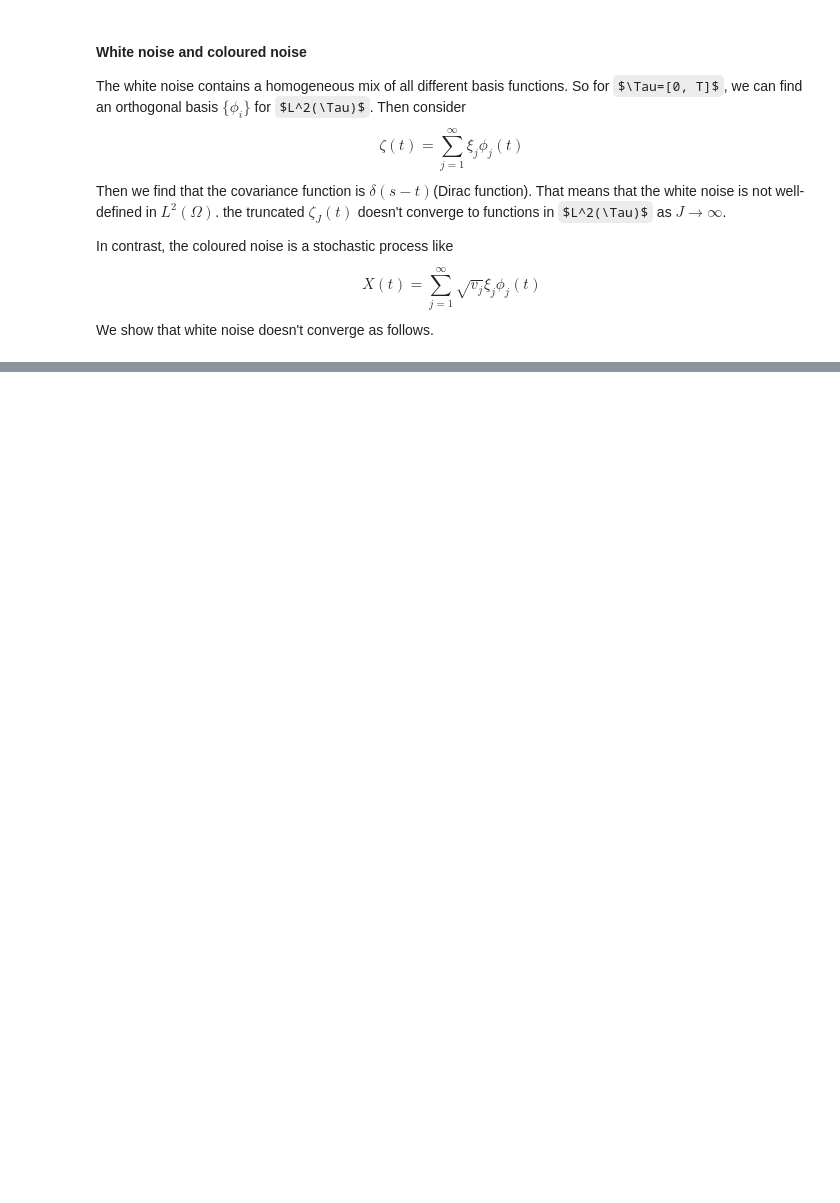
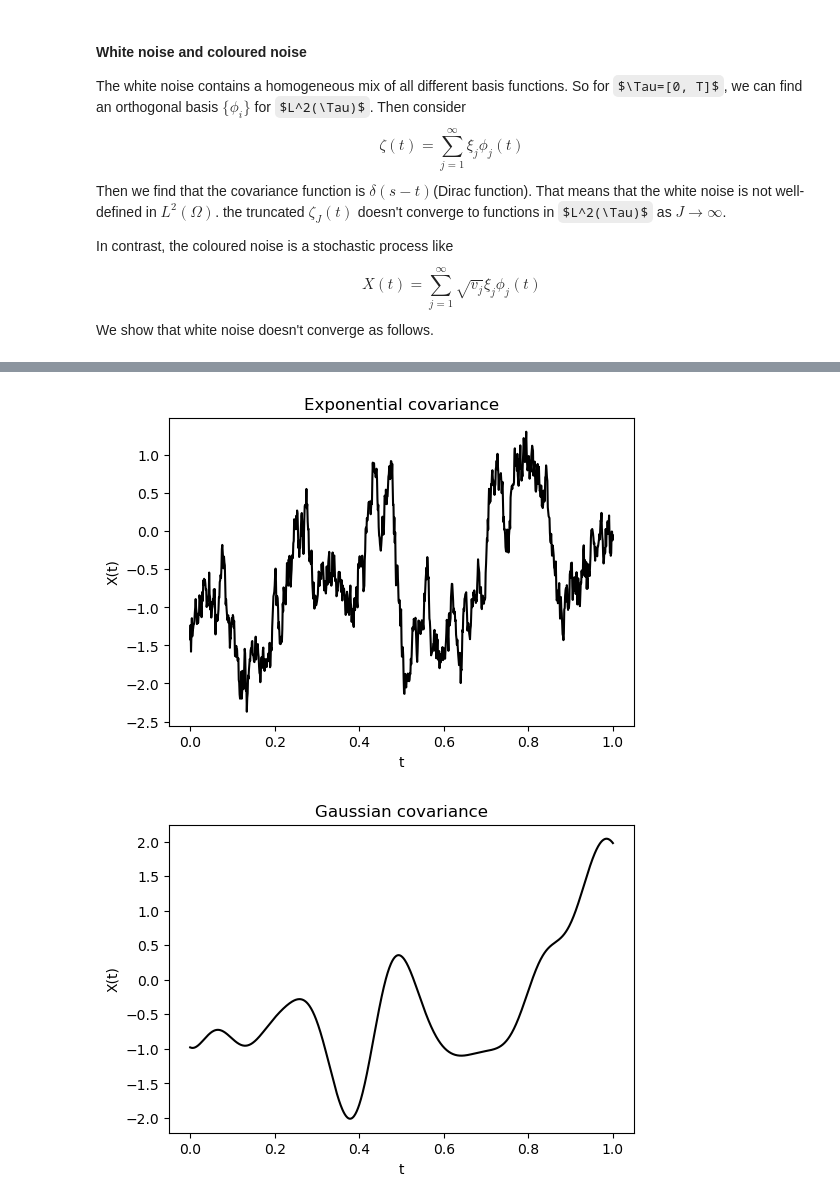
Before and after one commit to cgymmy/learnSDE, a Jupyter notebook: report.ipynb, the cells around one changed output, grey strips where cells are left out. Cells and saved outputs as stored; diff of their text form; code cells hidden in the pictures; some formulas as TeX source; blank space fills up the shorter version.

```diff
--- a/report.ipynb
+++ b/report.ipynb
@@ -157,0 +197,10 @@ Then the covariance function $$C(s, t) = \sum_{j=1}^J v_j \phi_j(s)\phi_j(t)$$
+# %%
+T = 1; N = 1000; l = 1/10
+t, X = Utils.GP_Exponential_KL(T, N, l, 24)
+Utils.Plot(t, X, 't', 'X(t)', f'Exponential covariance')
+J = 1000
+t, X = Utils.GP_Gaussian_KL(T, N, l, 24)
+Utils.Plot(t, X, 't', 'X(t)', f'Gaussian covariance')
+# %% [output]
+[figure, added]
+[figure, added]
```
Also changed, not shown: parts of 31 cells of this notebook, 1 other file.
